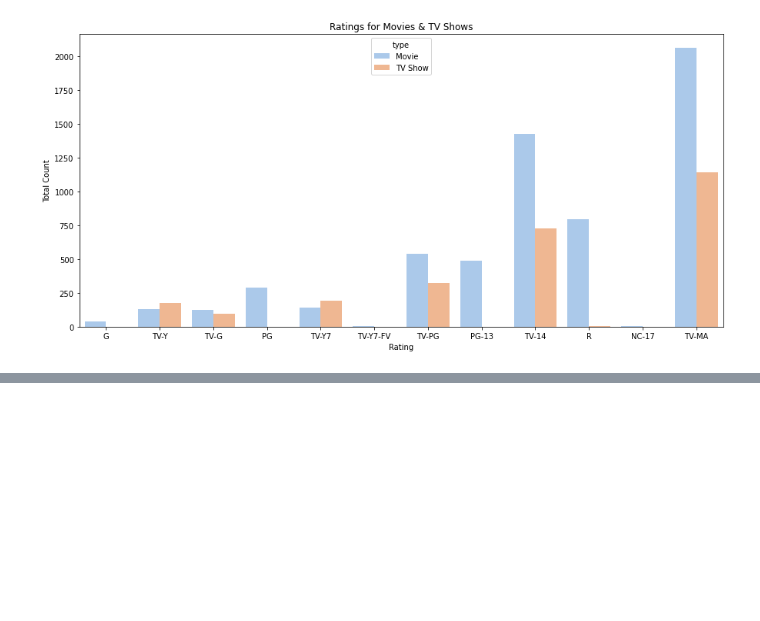
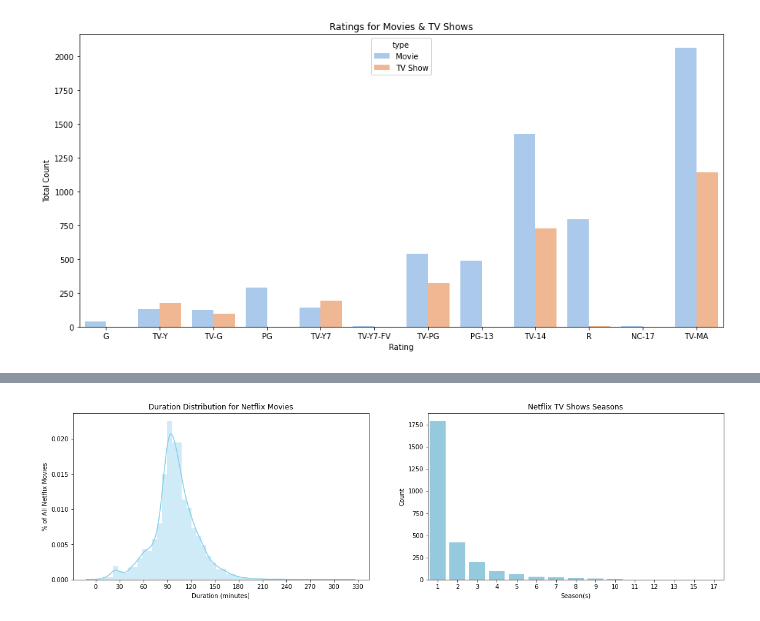
Before and after one commit to nrp1284/netflix_titles, a Jupyter notebook: netflix_ratings.ipynb, the cells around one changed output, grey strips where cells are left out. Saved outputs shown, nothing was run; the diff lists cells and outputs as text; code cells hidden in the pictures; blank space fills up the shorter version.

```diff
--- a/netflix_ratings.ipynb
+++ b/netflix_ratings.ipynb
@@ -188,0 +270,14 @@ plt.show()
+# %%
+fig, ax = plt.subplots(1,2, figsize=(19, 5))
+g1 = sns.distplot(netflix_movies_df.duration, color='skyblue',ax=ax[0]);
+g1.set_xticks(np.arange(0,360,30))
+g1.set_title("Duration Distribution for Netflix Movies")
+g1.set_ylabel("% of All Netflix Movies")
+g1.set_xlabel("Duration (minutes)")
+g2 = sns.countplot(netflix_shows_df.seasons, color='skyblue',ax=ax[1]);
+g2.set_title("Netflix TV Shows Seasons")
+g2.set_ylabel("Count")
+g2.set_xlabel("Season(s)")
+fig.show()
+# %% [output]
+[figure, added]
```
Also changed, not shown: parts of 20 cells of this notebook.
